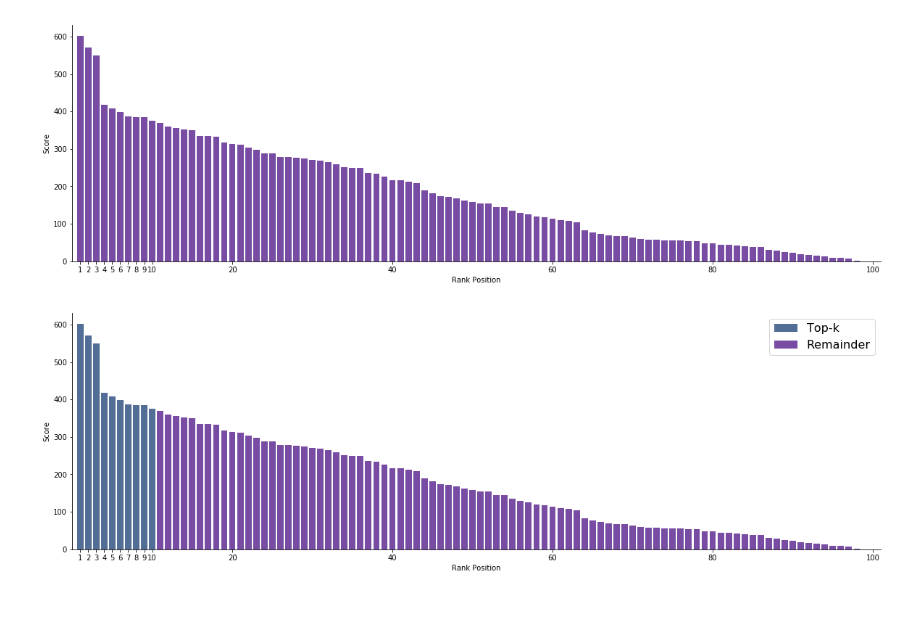
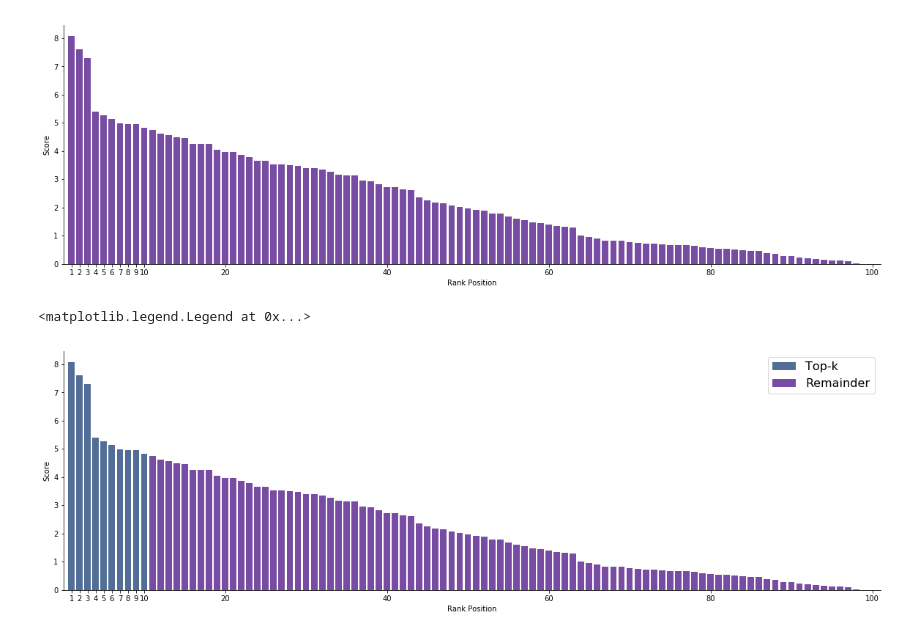
Before and after one commit to alberto-oliveira/ret-mr-learning, a Jupyter notebook: source/notebooks/mm_retrieval_29-05-2019.ipynb, the cells around one changed output. Drawn from its saved outputs; the diff is of its cells as text; code cells hidden in the pictures; blank space fills up the shorter version.

```diff
--- a/source/notebooks/mm_retrieval_29-05-2019.ipynb
+++ b/source/notebooks/mm_retrieval_29-05-2019.ipynb
@@ -36,7 +36,7 @@ import mpld3
 import numpy as np
 import pandas
 # %%
-data = read_rank('/home/alberto/phD/projects/performance_prediction/ret-mr-learning/input-ranks/places365/001.vgg16-L2sq/00036_alcove_00000724.jpg.rk')
+data = read_rank('/home/alberto/phD/projects/performance_prediction/ret-mr-learning/input-ranks/rank.v2/places365/001.vgg16-L2/00036_alcove_00000724.jpg.rk')
 
 data_ = data['score'][1:100]
 # %%
@@ -45,7 +45,7 @@ fig.set_size_inches((20, 6))
 
 x = np.arange(1, data_.size+1)
 y = np.max(data_) - data_
-c = colors_from_cmap('Purples', 1.0)
+c = "#6c5ce7"
 
 ax.bar(x, y, color=c, alpha=0.7)
 
@@ -58,33 +58,34 @@ ax.set_ylabel('Score')
 ax.spines['right'].set_visible(False)
 ax.spines['top'].set_visible(False)
 
-plt.savefig('/home/alberto/phD/projects/performance_prediction/ret-mr-learning/misc./mm_retrieval_28-05-2019_raw_rank.png')
+#plt.savefig('/home/alberto/phD/projects/performance_prediction/ret-mr-learning/misc./mm_retrieval_28-05-2019_raw_rank.png')
 # %% [output]
-[figure, old version]
+[figure, new version]
 # %%
 fig, ax = plt.subplots(1, sharey=True, sharex=True)
 fig.set_size_inches((20, 6))
 
 x = np.arange(1, data_.size+1)
 y = np.max(data_) - data_
 
-ctop = colors_from_cmap('Blues', 1.0)
-c = colors_from_cmap('Purples', 1.0)
+ctop = "#74b9ff"
+c = "#6c5ce7"
 
 ax.bar(x[0:10], y[0:10], color=ctop, alpha=0.7, label='Top-k')
 ax.bar(x[10:], y[10:], color=c, alpha=0.7, label='Remainder')
 
 ax.set_xlim(left=0.0, right=101)
 ax.set_xticks([x for x in range(1, 11)] + [x for x in range(20, 101, 20)])
 ax.set_xlabel('Rank Position')
 
 ax.set_ylabel('Score')
 
 ax.spines['right'].set_visible(False)
 ax.spines['top'].set_visible(False)
 
 ax.legend(fontsize=16)
 
-plt.savefig('/home/alberto/phD/projects/performance_prediction/ret-mr-learning/misc./mm_retrieval_28-05-2019_topk_rank.png')
+#plt.savefig('/home/alberto/phD/projects/performance_prediction/ret-mr-learning/misc./mm_retrieval_28-05-2019_topk_rank.png')
 # %% [output]
+<matplotlib.legend.Legend at 0x...>
-[figure, old version]
+[figure, new version]
```
Also changed, not shown: parts of 4 cells of this notebook, 15 other files.
